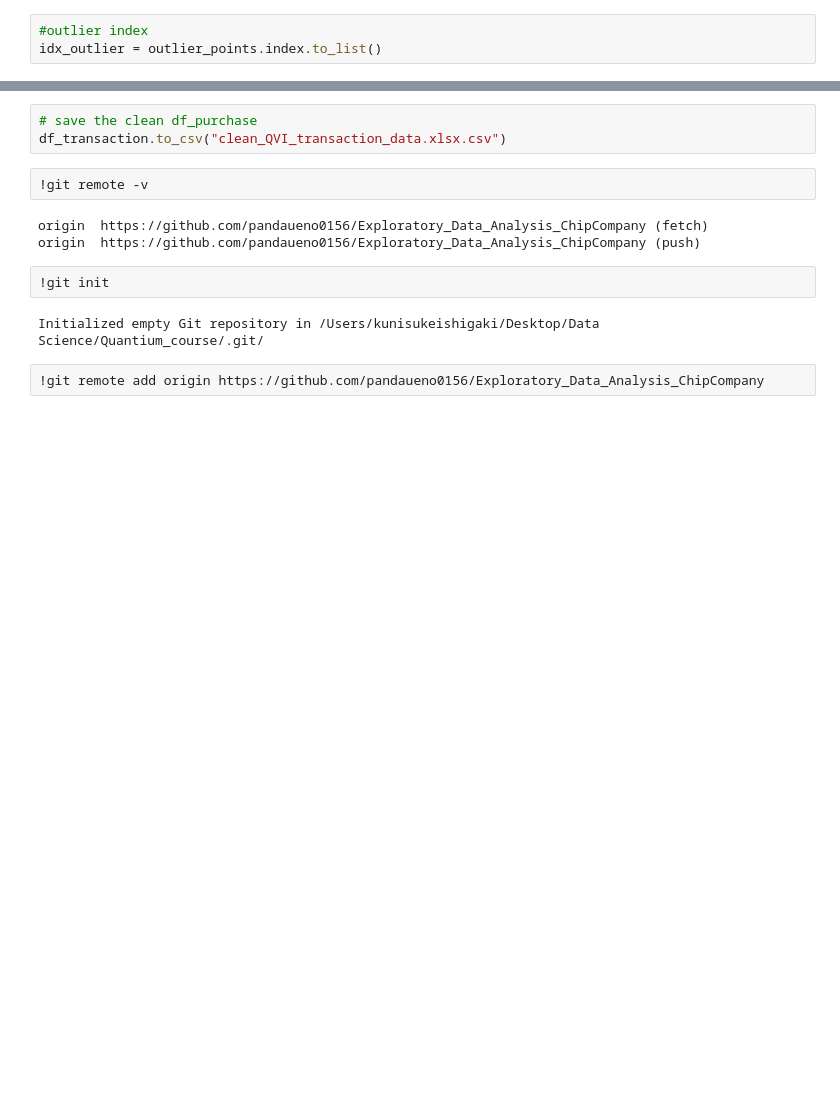
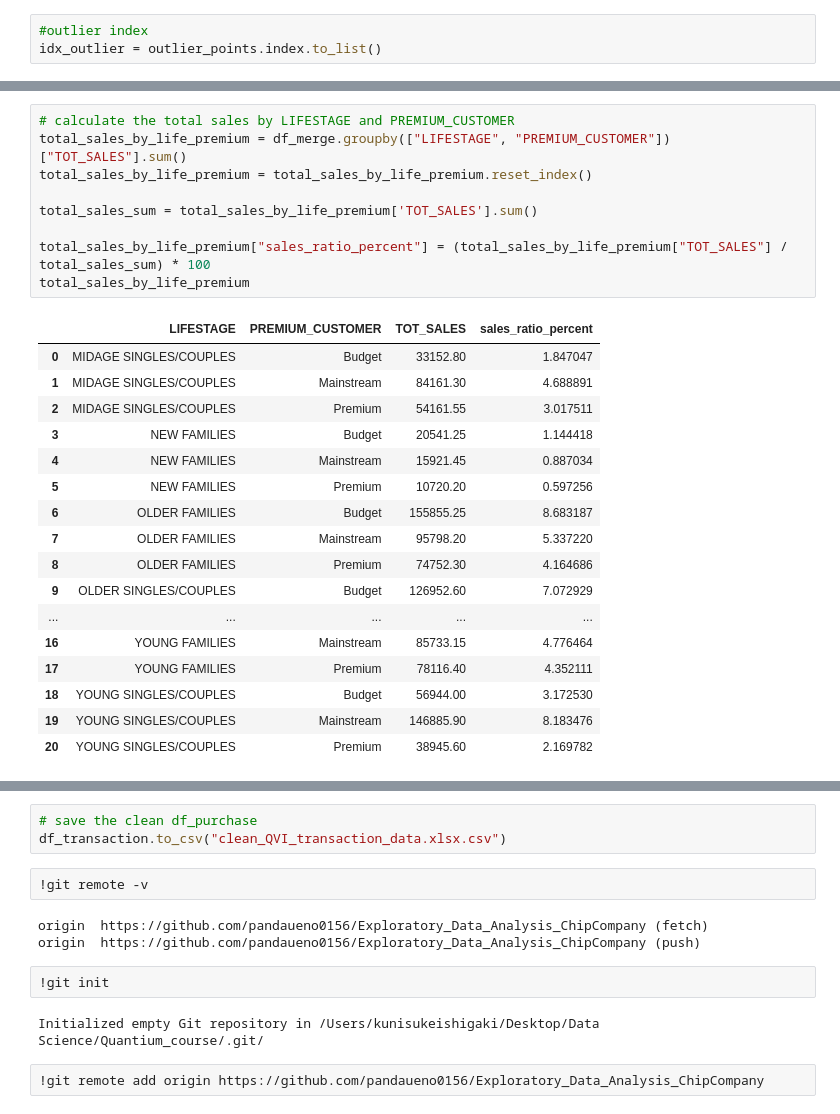
Before and after one commit to pandaueno0156/Exploratory_Data_Analysis_ChipCompany, a Jupyter notebook: EDA.ipynb, the cells around one changed output, grey strips where cells are left out. Saved outputs shown, nothing was run; the diff lists cells and outputs as text; blank space fills up the shorter version.

```diff
--- a/EDA.ipynb
+++ b/EDA.ipynb
@@ -608,0 +632,27 @@ df_transaction
+# %%
+# calculate the total sales by LIFESTAGE and PREMIUM_CUSTOMER
+total_sales_by_life_premium = df_merge.groupby(["LIFESTAGE", "PREMIUM_CUSTOMER"])["TOT_SALES"].sum()
+total_sales_by_life_premium = total_sales_by_life_premium.reset_index()
+
+total_sales_sum = total_sales_by_life_premium['TOT_SALES'].sum()
+
+total_sales_by_life_premium["sales_ratio_percent"] = (total_sales_by_life_premium["TOT_SALES"] / total_sales_sum) * 100
+total_sales_by_life_premium
+# %% [output]
+|  | LIFESTAGE | PREMIUM_CUSTOMER | TOT_SALES | sales_ratio_percent |
+| 0 | MIDAGE SINGLES/COUPLES | Budget | 33152.80 | 1.847047 |
+| 1 | MIDAGE SINGLES/COUPLES | Mainstream | 84161.30 | 4.688891 |
+| 2 | MIDAGE SINGLES/COUPLES | Premium | 54161.55 | 3.017511 |
+| 3 | NEW FAMILIES | Budget | 20541.25 | 1.144418 |
+| 4 | NEW FAMILIES | Mainstream | 15921.45 | 0.887034 |
+| 5 | NEW FAMILIES | Premium | 10720.20 | 0.597256 |
+| 6 | OLDER FAMILIES | Budget | 155855.25 | 8.683187 |
+| 7 | OLDER FAMILIES | Mainstream | 95798.20 | 5.337220 |
+| 8 | OLDER FAMILIES | Premium | 74752.30 | 4.164686 |
+| 9 | OLDER SINGLES/COUPLES | Budget | 126952.60 | 7.072929 |
+| ... | ... | ... | ... | ... |
+| 16 | YOUNG FAMILIES | Mainstream | 85733.15 | 4.776464 |
+| 17 | YOUNG FAMILIES | Premium | 78116.40 | 4.352111 |
+| 18 | YOUNG SINGLES/COUPLES | Budget | 56944.00 | 3.172530 |
+| 19 | YOUNG SINGLES/COUPLES | Mainstream | 146885.90 | 8.183476 |
+| 20 | YOUNG SINGLES/COUPLES | Premium | 38945.60 | 2.169782 |
```
Also changed, not shown: parts of 8 cells of this notebook.
